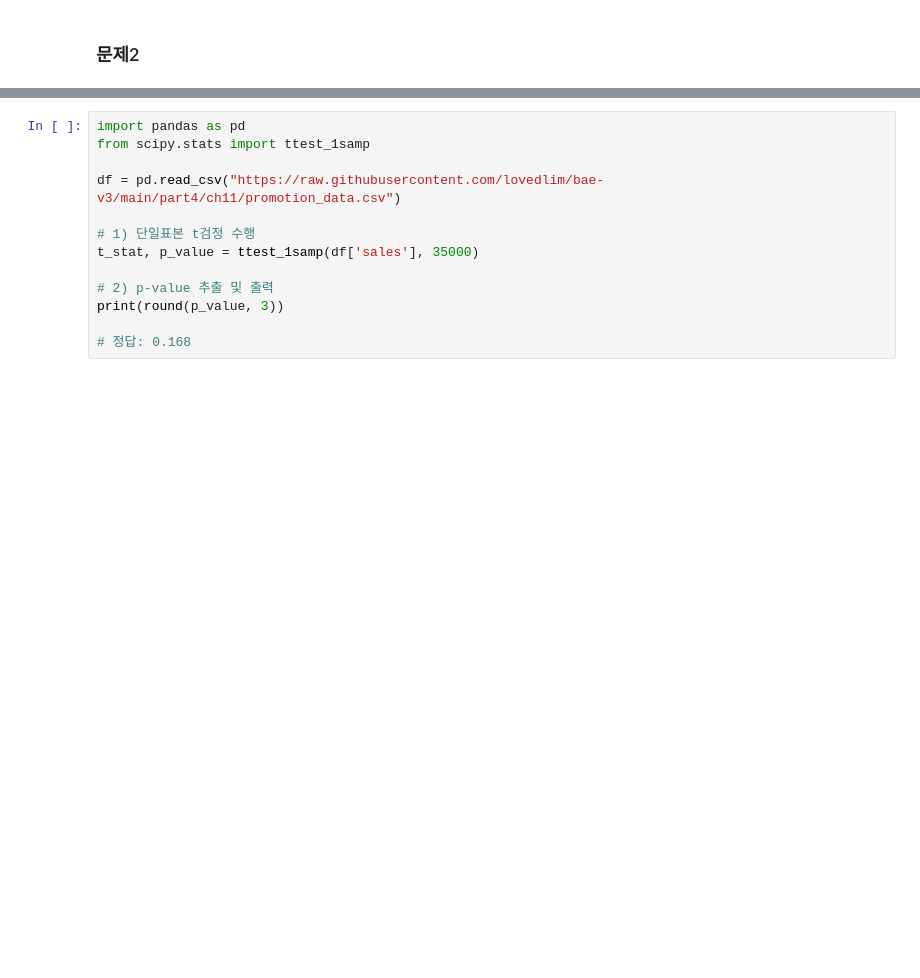
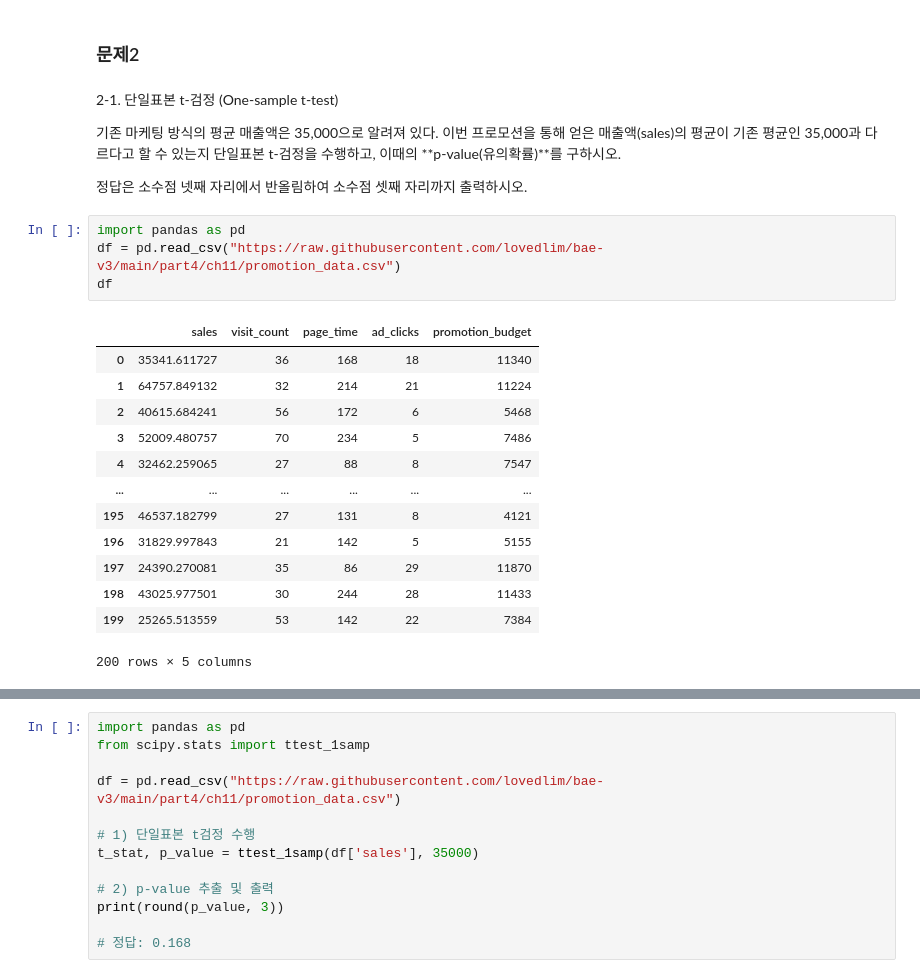
Before and after one commit to sohyun23/Big-Data-Analysis-, a Jupyter notebook: part4/ch11/p11_type3.ipynb, the cells around one changed output, grey strips where cells are left out. Saved outputs shown, nothing was run; the diff lists cells and outputs as text; blank space fills up the shorter version.

```diff
--- a/part4/ch11/p11_type3.ipynb
+++ b/part4/ch11/p11_type3.ipynb
@@ -123,3 +191,27 @@ print(round(sensitivity, 2))
 0.94
 # %% [markdown]
 ### 문제2
+# %% [markdown]
+2-1. 단일표본 t-검정 (One-sample t-test)
+
+기존 마케팅 방식의 평균 매출액은 35,000으로 알려져 있다. 이번 프로모션을 통해 얻은 매출액(sales)의 평균이 기존 평균인 35,000과 다르다고 할 수 있는지 단일표본 t-검정을 수행하고, 이때의 **p-value(유의확률)**를 구하시오.
+
+정답은 소수점 넷째 자리에서 반올림하여 소수점 셋째 자리까지 출력하시오.
+# %%
+import pandas as pd
+df = pd.read_csv("https://raw.githubusercontent.com/lovedlim/bae-v3/main/part4/ch11/promotion_data.csv")
+df
+# %% [output]
+|  | sales | visit_count | page_time | ad_clicks | promotion_budget |
+| 0 | 35341.611727 | 36 | 168 | 18 | 11340 |
+| 1 | 64757.849132 | 32 | 214 | 21 | 11224 |
+| 2 | 40615.684241 | 56 | 172 | 6 | 5468 |
+| 3 | 52009.480757 | 70 | 234 | 5 | 7486 |
+| 4 | 32462.259065 | 27 | 88 | 8 | 7547 |
+| ... | ... | ... | ... | ... | ... |
+| 195 | 46537.182799 | 27 | 131 | 8 | 4121 |
+| 196 | 31829.997843 | 21 | 142 | 5 | 5155 |
+| 197 | 24390.270081 | 35 | 86 | 29 | 11870 |
+| 198 | 43025.977501 | 30 | 244 | 28 | 11433 |
+| 199 | 25265.513559 | 53 | 142 | 22 | 7384 |
+200 rows × 5 columns
```
Also changed, not shown: parts of 13 cells of this notebook.
